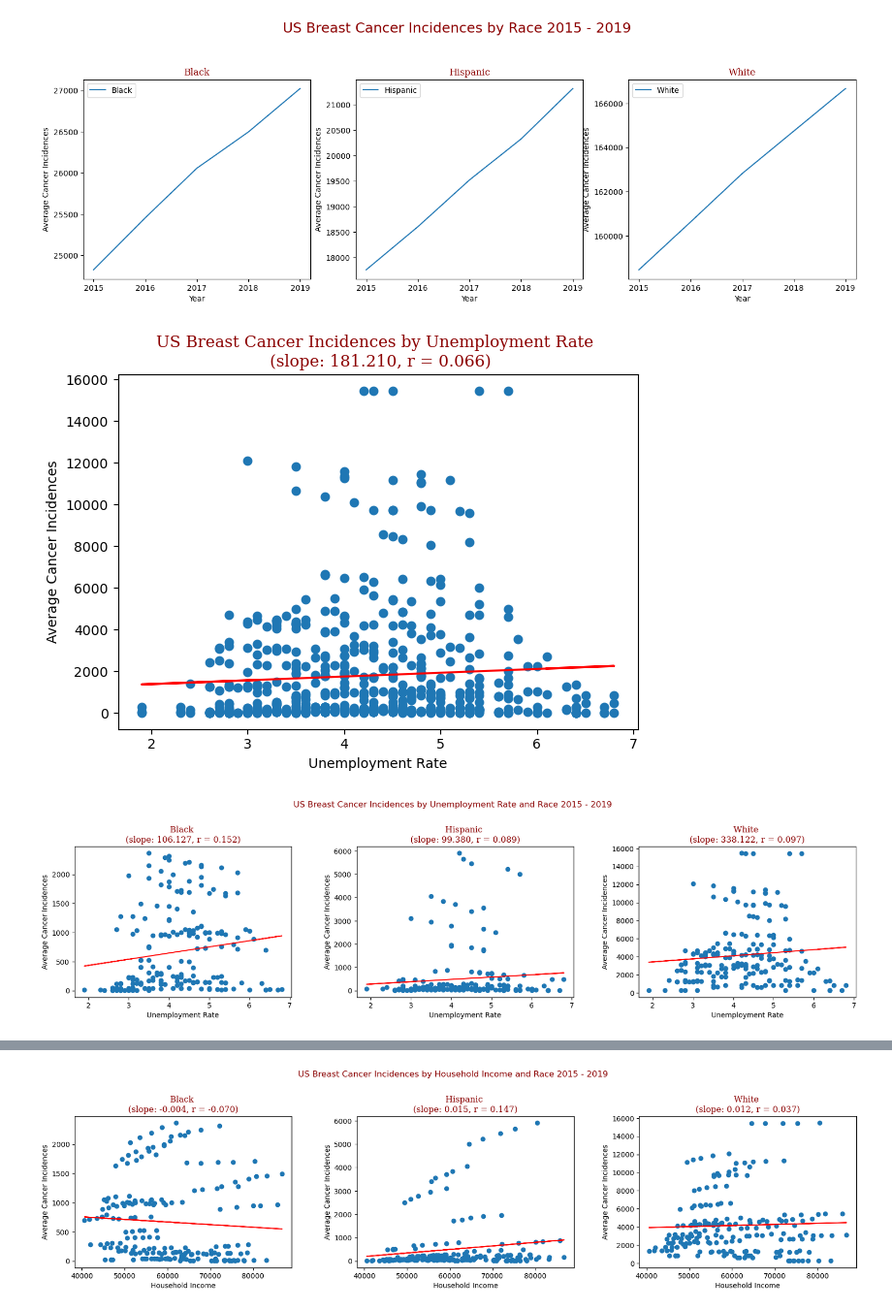
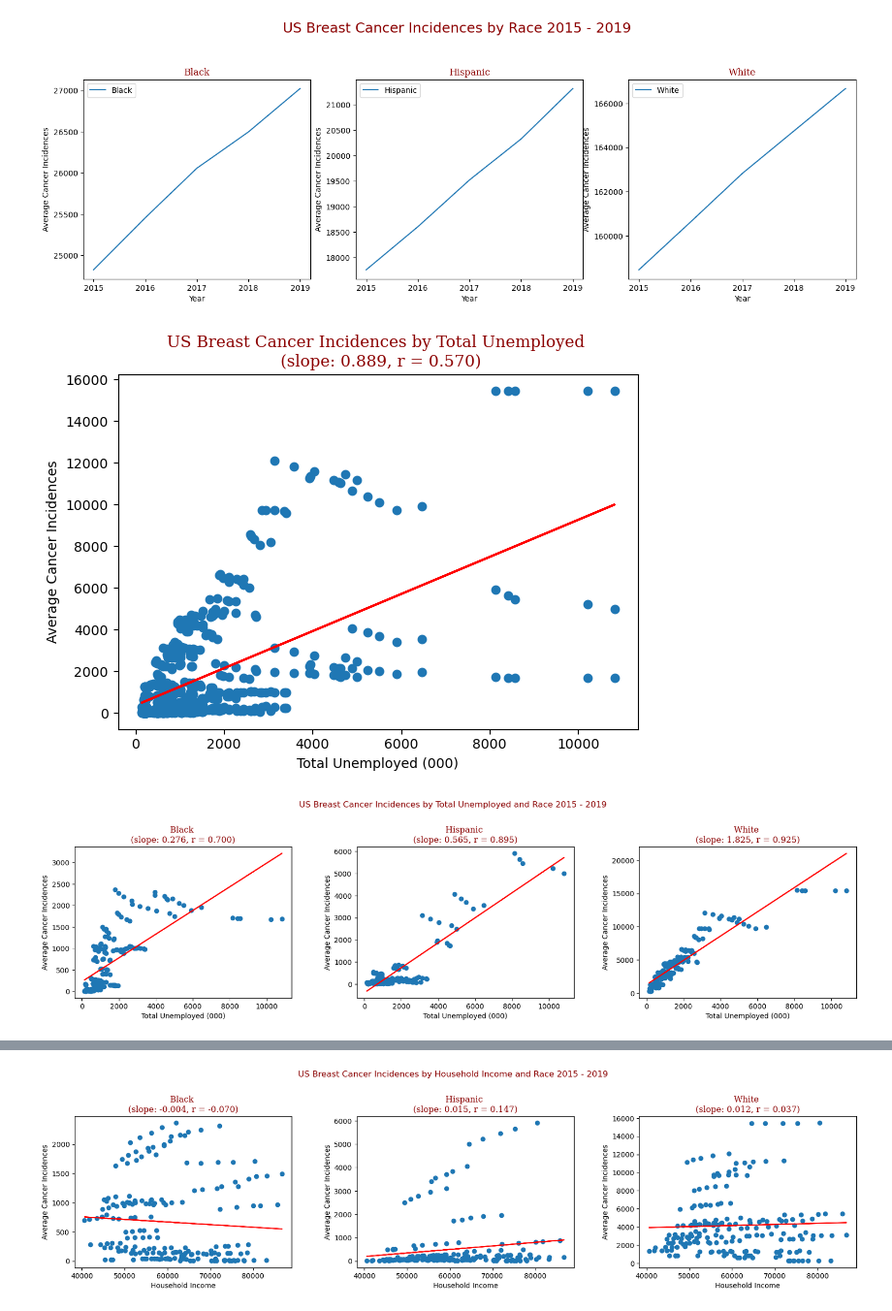
Before and after one commit to emilymees/Project-One, a Jupyter notebook: main - DEV.ipynb, the cells around one changed output, grey strips where cells are left out. Shown at 97% size. Drawn from its saved outputs; the diff is of its cells as text; code cells hidden in the pictures.

```diff
--- a/main - DEV.ipynb
+++ b/main - DEV.ipynb
@@ -122,7 +122,8 @@ df_merge3 = df_merge2.loc[(~df_merge2['unemployment_rate'].isna())].copy()
 # Unstack Incidence and Mortality
 df_merge3['incidence'] = df_merge3.loc[df_merge3['Question'] == 'incidence', 'DataValue']
 df_merge3['mortality'] = df_merge3.loc[df_merge3['Question'] == 'mortality', 'DataValue']
-df_clean = df_merge3.groupby(['Year', 'State', 'Race', 'Household_Income', 'total_population',
+df_clean = df_merge3.groupby(['Year', 'State', 'Race', 'Household_Income', 'total_population', 'total_labor_force', 'total_unemployed',
                                'unemployment_rate'], as_index=False).agg({'incidence': 'sum', 'mortality': 'sum'})
+df_clean['unemployed (000)'] = df_clean['total_unemployed'] / 100
 df_clean.head()
 # %% [output]
@@ -226,45 +227,45 @@ for n, race in df_race.iterrows():
 # %%
 font = {'family': 'serif', 'color': 'darkred', 'weight': 'normal', 'size': 12}
 
 fig = plt.figure()
 fig.subplots_adjust(wspace=.2, top=.85, bottom=.4)
 # fig.suptitle(f'US Breast Cancer Incidences by Race 2015 - 2019', fontsize=12, ha='center', color='darkred')
 
 # for n, race in df3.iterrows():
 ax = fig.add_subplot()
-x = df_clean['unemployment_rate']
+x = df_clean['unemployed (000)']
 y = df_clean['incidence']
 ax.scatter(x, y)
-lin_reg(np.array(df_clean['unemployment_rate']), np.array(df_clean['incidence']))
-r, p = st.pearsonr(np.array(df_clean['unemployment_rate']), np.array(df_clean['incidence']))
-z = np.polyfit(np.array(df_clean['unemployment_rate']), np.array(df_clean['incidence']), 1)
-ax.set_title(f'US Breast Cancer Incidences by Unemployment Rate \n (slope: {z[0]:.3f}, r = {r:.3f})', fontdict=font)
-ax.set_xlabel('Unemployment Rate')
+lin_reg(np.array(x), np.array(y))
+r, p = st.pearsonr(np.array(x), np.array(y))
+z = np.polyfit(np.array(x), np.array(y), 1)
+ax.set_title(f'US Breast Cancer Incidences by Total Unemployed \n (slope: {z[0]:.3f}, r = {r:.3f})', fontdict=font)
+ax.set_xlabel('Total Unemployed (000)')
 ax.set_ylabel('Average Cancer Incidences')
 fig.tight_layout()
 plt.show()
 # %% [output]
-[figure, old version]
+[figure, new version]
 # %%
 font = {'family': 'serif', 'color': 'darkred', 'weight': 'normal', 'size': 12}
 
 fig = plt.figure(figsize=(20,5))
 fig.subplots_adjust(wspace=.3, top=.8, bottom=.2)
-fig.suptitle(f'US Breast Cancer Incidences by Unemployment Rate and Race 2015 - 2019', fontsize=12, ha='center', color='darkred')
+fig.suptitle(f'US Breast Cancer Incidences by Total Unemployed and Race 2015 - 2019', fontsize=12, ha='center', color='darkred')
 
 for n, race in df_race.iterrows():
     ax = fig.add_subplot(1, 3, n + 1)
-    x = df_clean.loc[(df_clean['Race'] == race[0]), 'unemployment_rate'].values
+    x = df_clean.loc[(df_clean['Race'] == race[0]), 'unemployed (000)'].values
     y = df_clean.loc[(df_clean['Race'] == race[0]), 'incidence'].values
     ax.scatter(x, y)
     lin_reg(np.array(x), np.array(y))
     r, p = st.pearsonr(np.array(x), np.array(y))
     z = np.polyfit(np.array(x), np.array(y), 1)
     ax.set_title(f'{race[0]} \n(slope: {z[0]:.3f}, r = {r:.3f})', fontdict=font)
-    ax.set_xlabel('Unemployment Rate')
+    ax.set_xlabel('Total Unemployed (000)')
     ax.set_ylabel('Average Cancer Incidences')
 # %% [output]
-[figure, old version]
+[figure, new version]
 # %%
 font = {'family': 'serif', 'color': 'darkred', 'weight': 'normal', 'size': 12}
 
```
Also changed, not shown: parts of 3 cells of this notebook, 1 other file.
